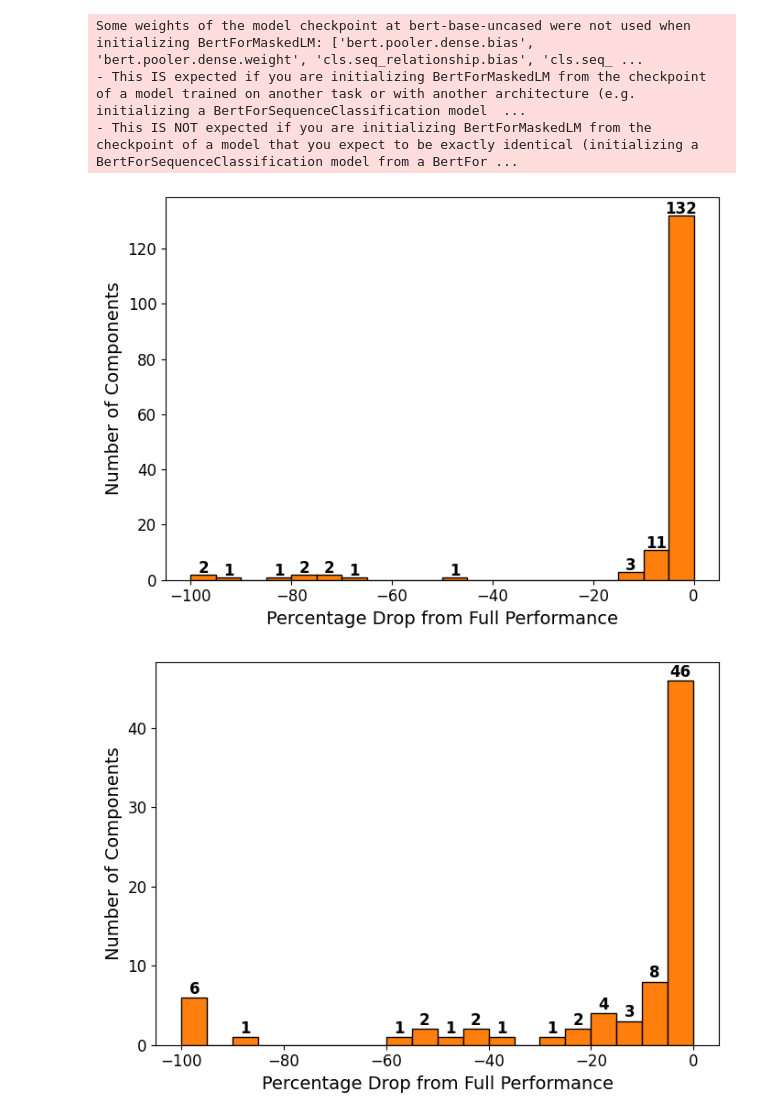
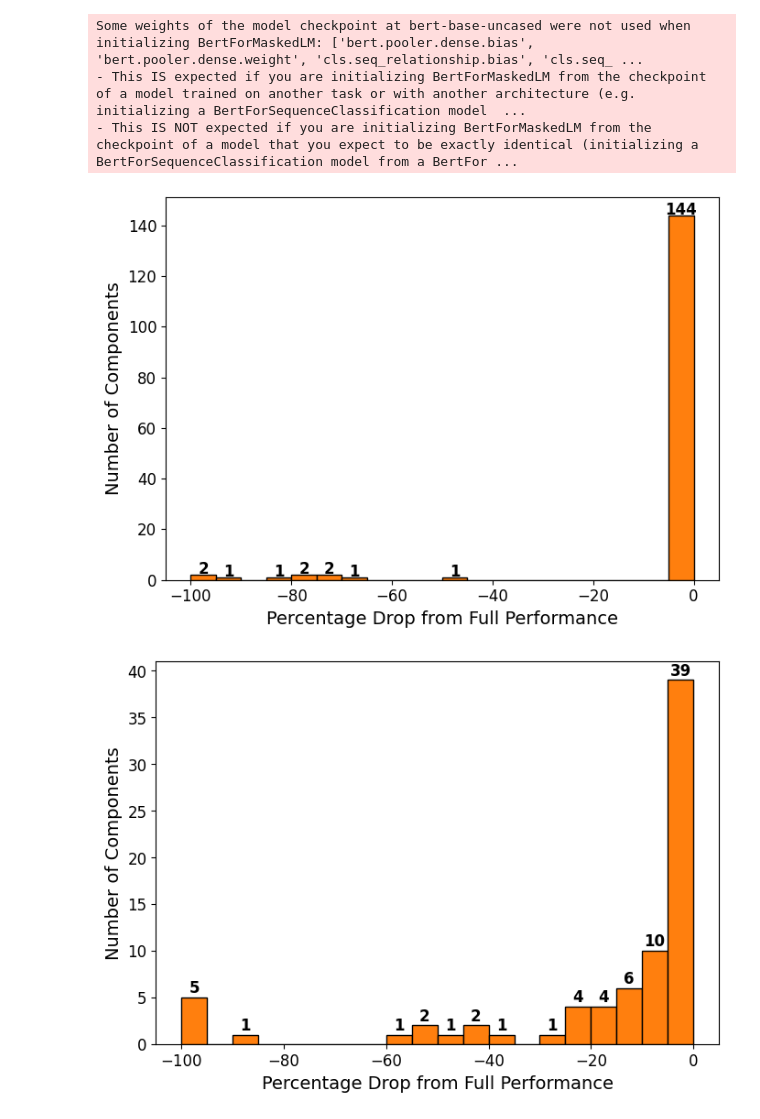
Before and after one commit to Reih02/distilled_circuits, a Jupyter notebook: BERT_experiments/BERT_experiments.ipynb, the cells around one changed output. Drawn from its saved outputs; the diff is of its cells as text; code cells hidden in the pictures.

```diff
--- a/BERT_experiments/BERT_experiments.ipynb
+++ b/BERT_experiments/BERT_experiments.ipynb
@@ -2429,11 +1788,11 @@ Some weights of the model checkpoint at bert-base-uncased were not used when ini
 - This IS expected if you are initializing BertForMaskedLM from the checkpoint of a model trained on another task or with another architecture (e.g. initializing a BertForSequenceClassification model  ...
 - This IS NOT expected if you are initializing BertForMaskedLM from the checkpoint of a model that you expect to be exactly identical (initializing a BertForSequenceClassification model from a BertFor ...
 # %%
-teacher_all_components = teacher_all_heads + teacher_mlp_impacts
+teacher_all_components = teacher_heads + teacher_mlp_impacts
 plot_all_component_drops_combined(teacher_all_components, model_name="Teacher")
 
-student_all_components = student_all_heads + student_mlp_impacts
+student_all_components = student_heads + student_mlp_impacts
 plot_all_component_drops_combined(student_all_components, model_name="Student")
 # %% [output]
-[figure, old version]
+[figure, new version]
-[figure, old version]
+[figure, new version]
```
Also changed, not shown: parts of 9 cells of this notebook.
